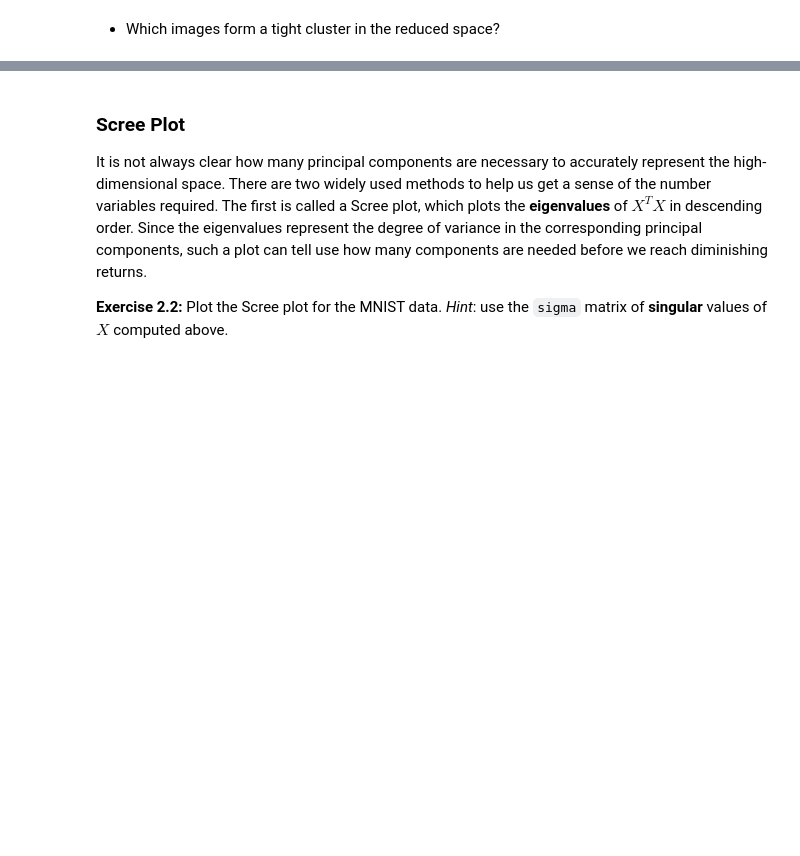
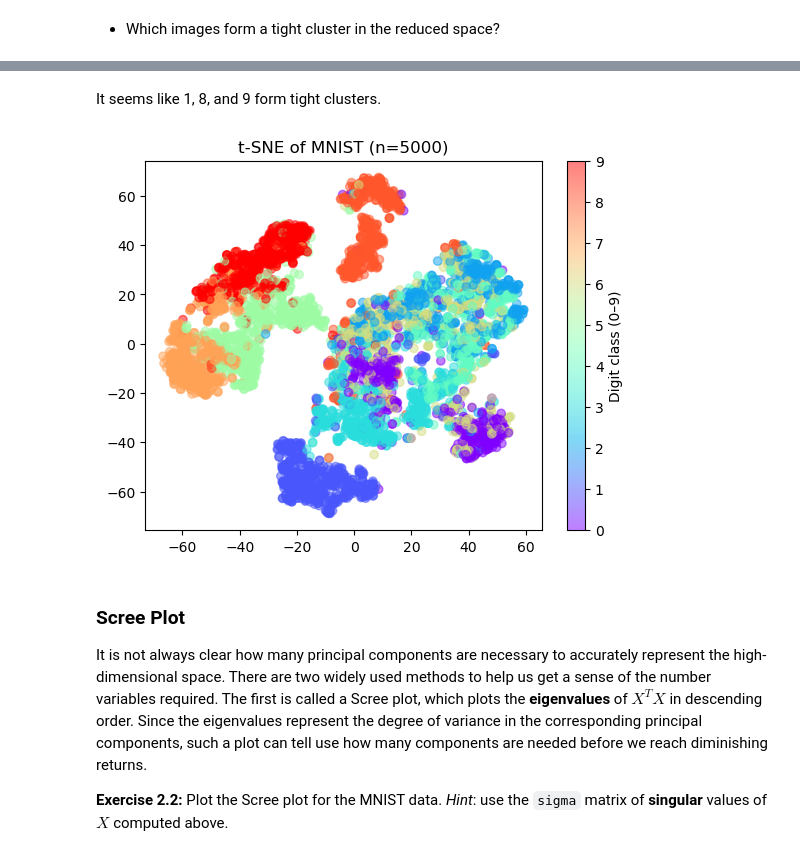
Before and after one commit to raulandrei00/Polytechnique_L2, a Jupyter notebook: machine_learning/lab9/lab_session_09.ipynb, the cells around one changed output, grey strips where cells are left out. Saved outputs shown, nothing was run; the diff lists cells and outputs as text; code cells hidden in the pictures; blank space fills up the shorter version.

```diff
--- a/machine_learning/lab9/lab_session_09.ipynb
+++ b/machine_learning/lab9/lab_session_09.ipynb
@@ -331,3 +338,17 @@ YOUR ANSWER HERE
+# %% [markdown]
+It seems like 1, 8, and 9 form tight clusters.
+# %%
+from sklearn.manifold import TSNE
+
+n = 5000  # subset for speed
+T_tsne = TSNE(n_components=2, random_state=42).fit_transform(x_train_reshaped[:n])
+
+scatter = plt.scatter(T_tsne[:, 0], T_tsne[:, 1], c=y_train[:n], cmap='rainbow', alpha=0.5)
+plt.colorbar(scatter, label='Digit class (0–9)')
+plt.title('t-SNE of MNIST (n=5000)')
+plt.show()
+# %% [output]
+[figure, added]
 # %% [markdown]
 ### Scree Plot
 
```
Also changed, not shown: parts of 31 cells of this notebook.
